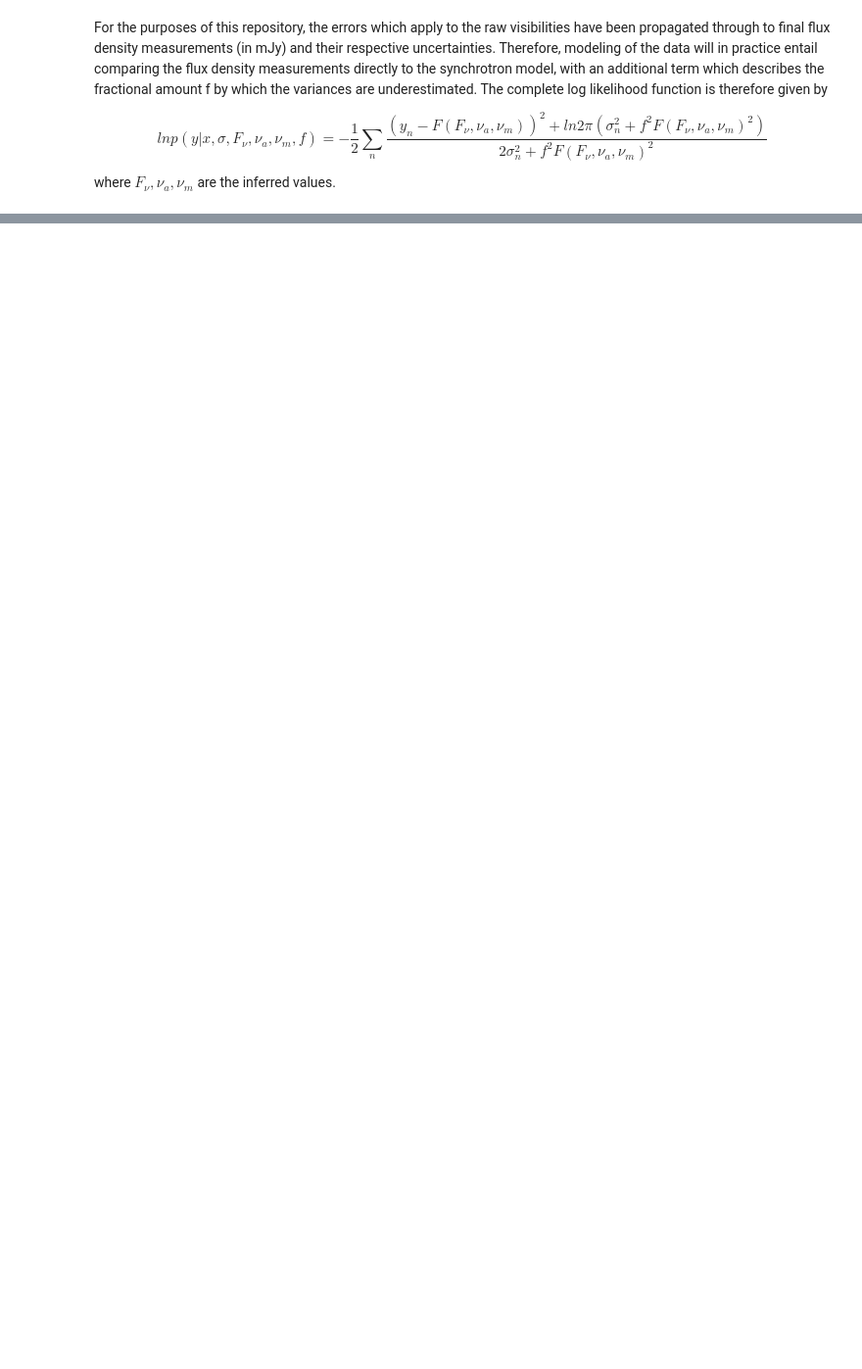
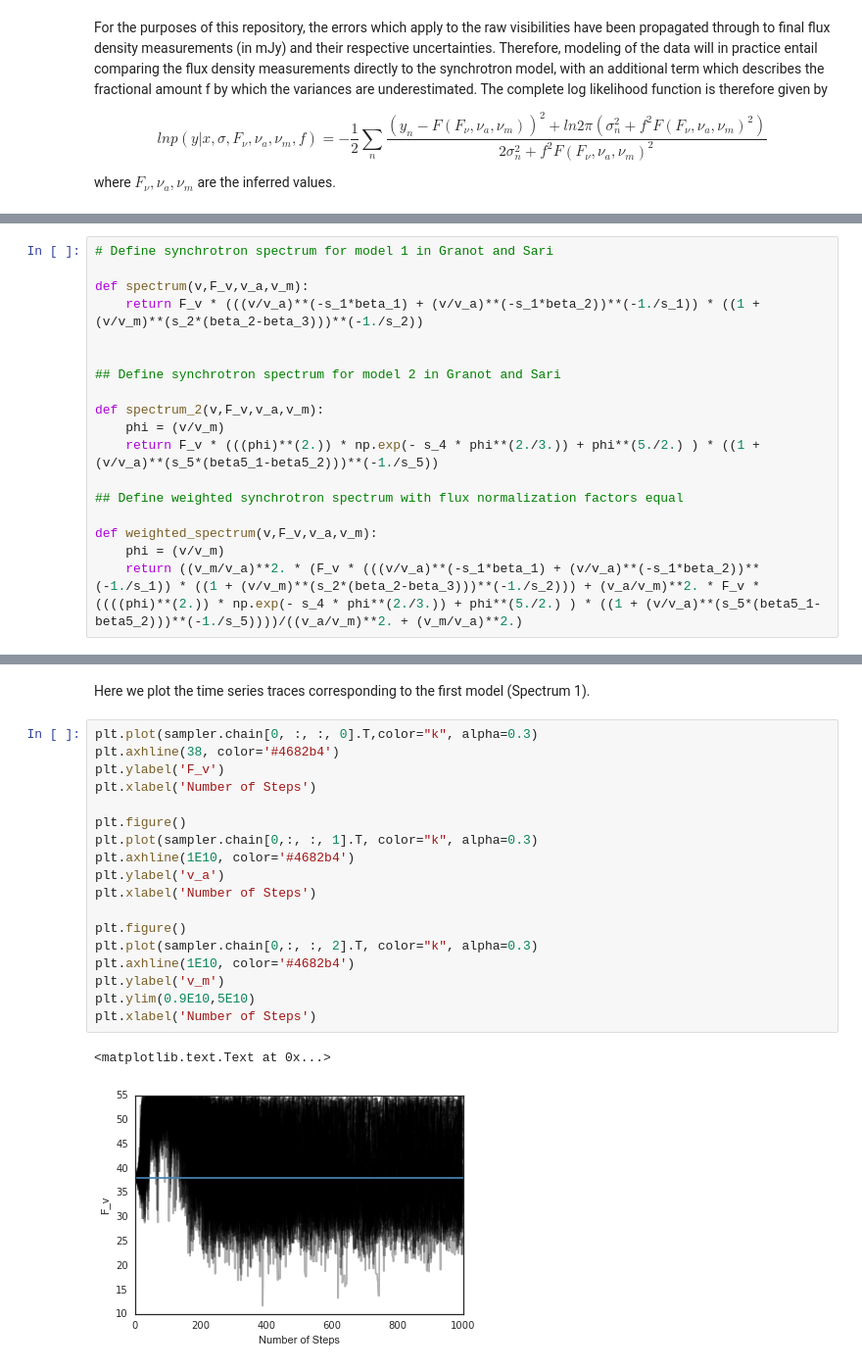
Before and after one commit to tarraneh/SyncMCMC, a Jupyter notebook: model.ipynb, the cells around one changed output, grey strips where cells are left out. Shown at 98% size. Drawn from its saved outputs; the diff is of its cells as text; blank space fills up the shorter version.

```diff
--- a/model.ipynb
+++ b/model.ipynb
@@ -80,0 +146,18 @@ where $F_\nu,\nu_a,\nu_m$ are the inferred values.
+# %%
+# Define synchrotron spectrum for model 1 in Granot and Sari
+
+def spectrum(v,F_v,v_a,v_m):
+    return F_v * (((v/v_a)**(-s_1*beta_1) + (v/v_a)**(-s_1*beta_2))**(-1./s_1)) * ((1 + (v/v_m)**(s_2*(beta_2-beta_3)))**(-1./s_2))
+
+
+## Define synchrotron spectrum for model 2 in Granot and Sari
+
+def spectrum_2(v,F_v,v_a,v_m):
+    phi = (v/v_m)
+    return F_v * (((phi)**(2.)) * np.exp(- s_4 * phi**(2./3.)) + phi**(5./2.) ) * ((1 + (v/v_a)**(s_5*(beta5_1-beta5_2)))**(-1./s_5))
+
+## Define weighted synchrotron spectrum with flux normalization factors equal
+
+def weighted_spectrum(v,F_v,v_a,v_m):
+    phi = (v/v_m)
+    return ((v_m/v_a)**2. * (F_v * (((v/v_a)**(-s_1*beta_1) + (v/v_a)**(-s_1*beta_2))**(-1./s_1)) * ((1 + (v/v_m)**(s_2*(beta_2-beta_3)))**(-1./s_2))) + (v_a/v_m)**2. * F_v * ((((phi)**(2.)) * np.exp(- s_4 * phi**(2./3.)) + phi**(5./2.) ) * ((1 + (v/v_a)**(s_5*(beta5_1-beta5_2)))**(-1./s_5))))/((v_a/v_m)**2. + (v_m/v_a)**2.)
@@ -80,0 +234,23 @@ where $F_\nu,\nu_a,\nu_m$ are the inferred values.
+# %% [markdown]
+Here we plot the time series traces corresponding to the first model (Spectrum 1).
+# %%
+plt.plot(sampler.chain[0, :, :, 0].T,color="k", alpha=0.3)
+plt.axhline(38, color='#4682b4')
+plt.ylabel('F_v')
+plt.xlabel('Number of Steps')
+
+plt.figure()
+plt.plot(sampler.chain[0,:, :, 1].T, color="k", alpha=0.3)
+plt.axhline(1E10, color='#4682b4')
+plt.ylabel('v_a')
+plt.xlabel('Number of Steps')
+
+plt.figure()
+plt.plot(sampler.chain[0,:, :, 2].T, color="k", alpha=0.3)
+plt.axhline(1E10, color='#4682b4')
+plt.ylabel('v_m')
+plt.ylim(0.9E10,5E10)
+plt.xlabel('Number of Steps')
+# %% [output]
+<matplotlib.text.Text at 0x...>
+[figure, added]
```
Also changed, not shown: parts of 14 cells of this notebook.
